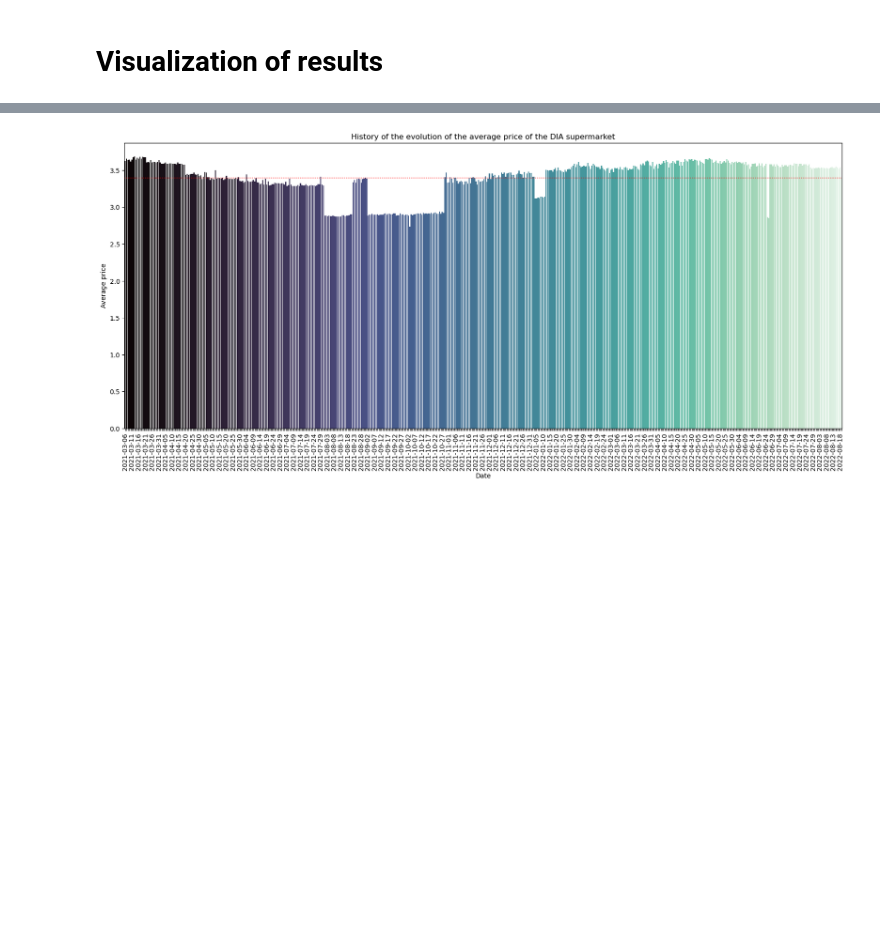
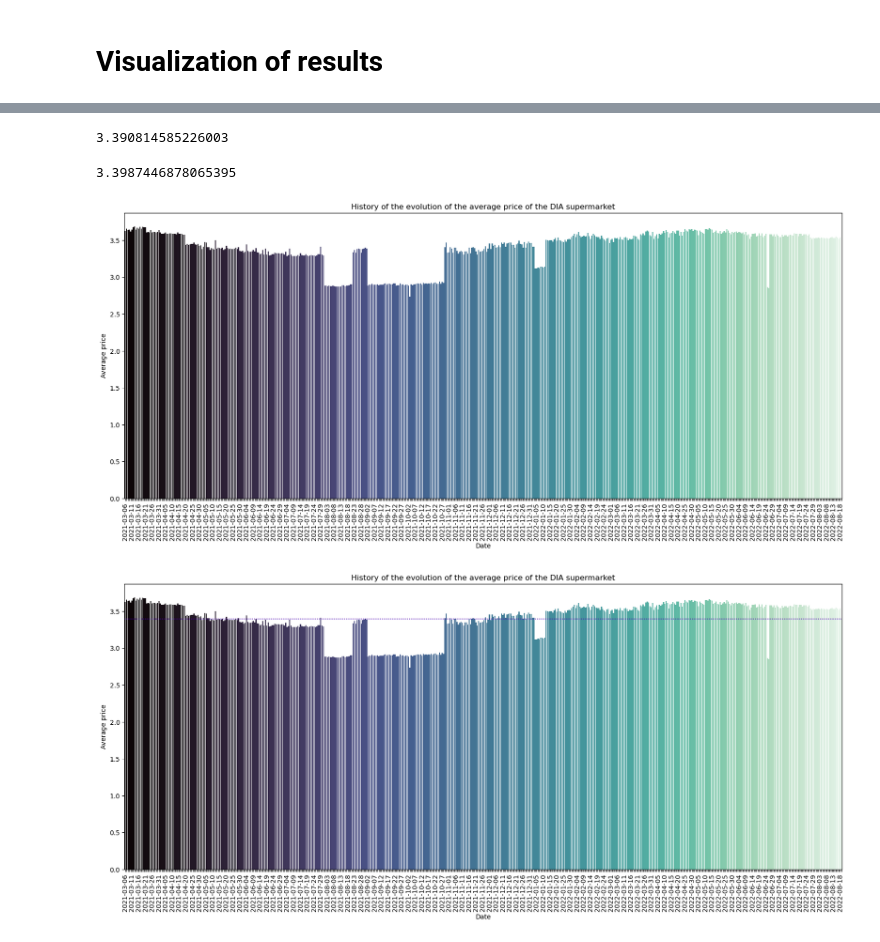
Before and after one commit to juanmolera/ETL-project, a Jupyter notebook: notebooks/5-visualization.ipynb, the cells around one changed output, grey strips where cells are left out. Drawn from its saved outputs; the diff is of its cells as text; code cells hidden in the pictures; blank space fills up the shorter version.

```diff
--- a/notebooks/5-visualization.ipynb
+++ b/notebooks/5-visualization.ipynb
@@ -24,3 +24,9 @@ concatenation = pd.concat(frames)
 
 unique_dates = concatenation['insert_date'].unique().tolist();
 unique_categories = concatenation['category'].unique().tolist();
+# %%
+mean_price_20_21 = {'dates': [], 'mean_prices': []}
+
+for d in tqdm(unique_dates):
+    mean_price_20_21['dates'].append(d)
+    mean_price_20_21['mean_prices'].append(initial[initial['insert_date'] == d]['price'].mean())
@@ -27,3 +63,32 @@ unique_categories = concatenation['category'].unique().tolist();
+# %%
+sum(initial['price']) / len(initial['price'])
+# %% [output]
+3.390814585226003
+# %%
+sum(scraped['price']) / len(scraped['price'])
+# %% [output]
+3.3987446878065395
+# %%
+plt.figure(figsize =(20,8))
+
+bar_plot = sns.barplot(x = mean_price_20_21['dates'], y = mean_price_20_21['mean_prices'], palette= "mako")
+
+plt.title('History of the evolution of the average price of the DIA supermarket')
+plt.xlabel('Date')
+plt.ylabel('Average price')
+plt.xticks(rotation=90);
+
+plt.axhline(sum(mean_price_20_21['mean_prices']) / len(mean_price_20_21['mean_prices']), color='red', linewidth=2, linestyle='dotted')
+
+
+for index, label in enumerate(bar_plot.get_xticklabels()):
+   if index % 5 == 0:
+      label.set_visible(True)
+   else:
+      label.set_visible(False)
+plt.show()
+# %% [output]
+[figure, added]
 # %%
 mean_price_by_dates = {'dates': [], 'mean_prices': []}
 
```
Also changed, not shown: parts of 8 cells of this notebook, 3 other files.
